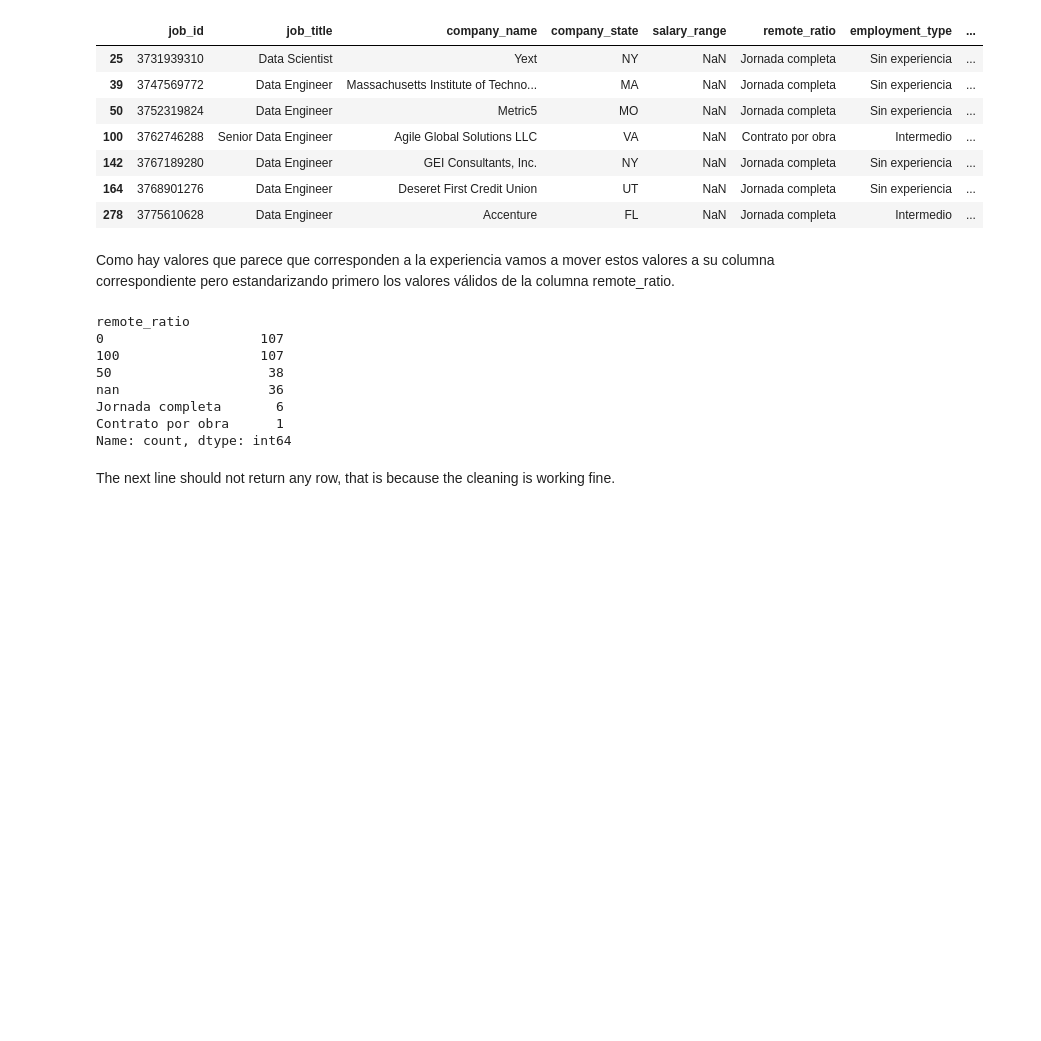
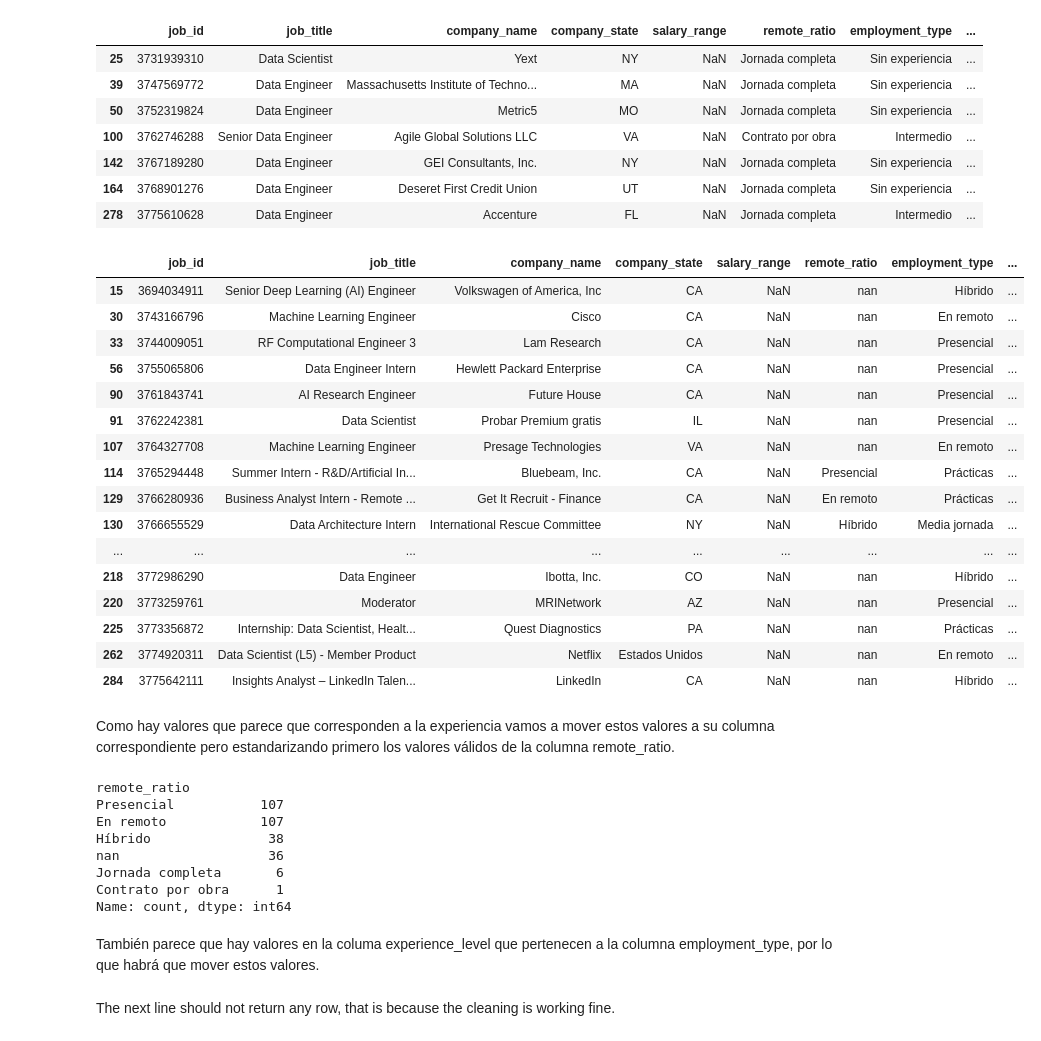
Before and after one commit to niniet98/FINAL-PROJECT, a Jupyter notebook: notebooks/04_linkedin_cleaning.ipynb, the cells around one changed output. Cells and saved outputs as stored; diff of their text form; code cells hidden in the pictures; blank space fills up the shorter version.

Commit message:
commit de prueba

```diff
--- a/notebooks/04_linkedin_cleaning.ipynb
+++ b/notebooks/04_linkedin_cleaning.ipynb
@@ -134,12 +134,32 @@ linkedin[(linkedin['remote_ratio'] == 'Jornada completa') | (linkedin['remote_ra
 | 142 | 3767189280 | Data Engineer | GEI Consultants, Inc. | NY | NaN | Jornada completa | Sin experiencia | ... |
 | 164 | 3768901276 | Data Engineer | Deseret First Credit Union | UT | NaN | Jornada completa | Sin experiencia | ... |
 | 278 | 3775610628 | Data Engineer | Accenture | FL | NaN | Jornada completa | Intermedio | ... |
+# %%
+linkedin[(linkedin['experience_level'] == 'Jornada completa') | (linkedin['experience_level'] == 'Prácticas')]
+# %% [output]
+|  | job_id | job_title | company_name | company_state | salary_range | remote_ratio | employment_type | ... |
+| 15 | 3694034911 | Senior Deep Learning (AI) Engineer | Volkswagen of America, Inc | CA | NaN | nan | Híbrido | ... |
+| 30 | 3743166796 | Machine Learning Engineer | Cisco | CA | NaN | nan | En remoto | ... |
+| 33 | 3744009051 | RF Computational Engineer 3 | Lam Research | CA | NaN | nan | Presencial | ... |
+| 56 | 3755065806 | Data Engineer Intern | Hewlett Packard Enterprise | CA | NaN | nan | Presencial | ... |
+| 90 | 3761843741 | AI Research Engineer | Future House | CA | NaN | nan | Presencial | ... |
+| 91 | 3762242381 | Data Scientist | Probar Premium gratis | IL | NaN | nan | Presencial | ... |
+| 107 | 3764327708 | Machine Learning Engineer | Presage Technologies | VA | NaN | nan | En remoto | ... |
+| 114 | 3765294448 | Summer Intern - R&D/Artificial In... | Bluebeam, Inc. | CA | NaN | Presencial | Prácticas | ... |
+| 129 | 3766280936 | Business Analyst Intern - Remote ... | Get It Recruit - Finance | CA | NaN | En remoto | Prácticas | ... |
+| 130 | 3766655529 | Data Architecture Intern | International Rescue Committee | NY | NaN | Híbrido | Media jornada | ... |
+| ... | ... | ... | ... | ... | ... | ... | ... | ... |
+| 218 | 3772986290 | Data Engineer | Ibotta, Inc. | CO | NaN | nan | Híbrido | ... |
+| 220 | 3773259761 | Moderator | MRINetwork | AZ | NaN | nan | Presencial | ... |
+| 225 | 3773356872 | Internship: Data Scientist, Healt... | Quest Diagnostics | PA | NaN | nan | Prácticas | ... |
+| 262 | 3774920311 | Data Scientist (L5) - Member Product | Netflix | Estados Unidos | NaN | nan | En remoto | ... |
+| 284 | 3775642111 | Insights Analyst – LinkedIn Talen... | LinkedIn | CA | NaN | nan | Híbrido | ... |
 # %% [markdown]
 Como hay valores que parece que corresponden a la experiencia vamos a mover estos valores a su columna correspondiente pero estandarizando primero los valores válidos de la columna remote_ratio.
 # %%
 def clean_remote_ratio(df, dict_):
     for key, val in dict_.items():
-        df['remote_ratio'] = df['remote_ratio'].apply(lambda row: val if key in str(row) else str(row))
+        df['remote_ratio'] = df['remote_ratio'].apply(lambda row: key if key in str(row) else str(row))
     return df
 
 remote_dict = {
@@ -151,9 +171,9 @@ linkedin = clean_remote_ratio(linkedin, remote_dict)
 linkedin['remote_ratio'].value_counts()
 # %% [output]
 remote_ratio
-0                    107
-100                  107
-50                    38
+Presencial           107
+En remoto            107
+Híbrido               38
 nan                   36
 Jornada completa       6
 Contrato por obra      1
@@ -175,2 +195,4 @@ linkedin['experience_level'] = linkedin['employment_type'].apply(get_experience_
 linkedin['employment_type'] = linkedin['remote_ratio'].apply(update_employment_type)
 linkedin['remote_ratio'] = linkedin['remote_ratio'].apply(lambda row: np.nan if row == 'Jornada completa' or row == 'Contrato por obra' else row)
+# %% [markdown]
+También parece que hay valores en la columa experience_level que pertenecen a la columna employment_type, por lo que habrá que mover estos valores.
```
Also changed, not shown: parts of 8 cells of this notebook.
